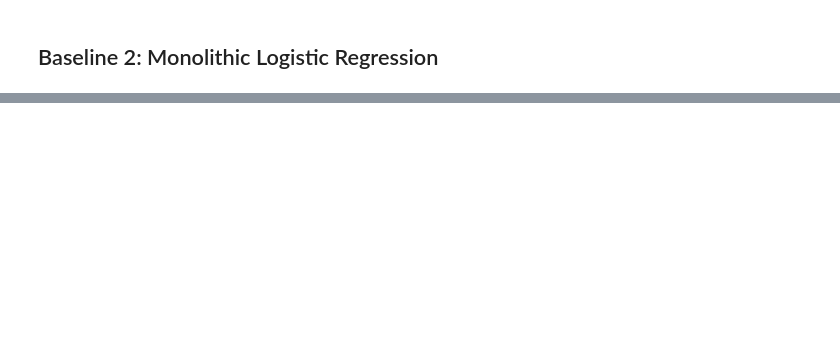
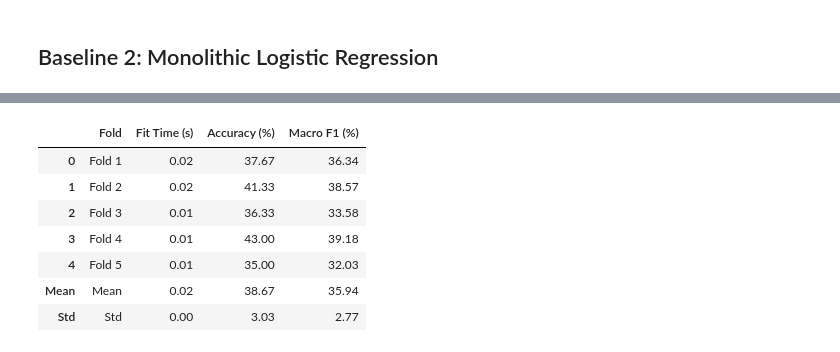
Before and after one commit to 1abhisheknigam/my-ai, a Jupyter notebook: speech-emotion-router/notebooks/02_baseline_model.ipynb, the cells around one changed output, grey strips where cells are left out. Drawn from its saved outputs; the diff is of its cells as text; code cells hidden in the pictures; blank space fills up the shorter version.

```diff
--- a/speech-emotion-router/notebooks/02_baseline_model.ipynb
+++ b/speech-emotion-router/notebooks/02_baseline_model.ipynb
@@ -216,2 +335,23 @@ memory usage: 292.6 KB
 # %% [markdown]
 ## Baseline 2: Monolithic Logistic Regression
+# %%
+# Leakage-safe scaling + Monolithic Logistic Regression Pipeline
+pipe_lr_baseline = Pipeline([
+    ("scaler", StandardScaler()),
+    ("clf", LogisticRegression(
+        max_iter=1000,
+        solver="lbfgs",  # better for smaller datasets
+        random_state=SEED
+    ))
+])
+# %%
+# Cross-validate across grouped splits
+lr_baseline_scores = cross_validate(
+    pipe_lr_baseline,
+    X,
+    y,
+    groups=groups,
+    cv=kfold,
+    scoring=scoring,
+    return_train_score=False
+)
@@ -217,0 +365,33 @@ memory usage: 292.6 KB
+# %%
+# Again tabulate performance as percentages
+df_lr_baseline = pd.DataFrame({
+    "Fold": [f"Fold {i}" for i in range(1, 6)],
+    "Fit Time (s)": lr_baseline_scores["fit_time"],
+    "Accuracy (%)": lr_baseline_scores["test_accuracy"] * 100,
+    "Macro F1 (%)": lr_baseline_scores["test_f1_macro"] * 100,
+})
+
+# Append summary statistics
+df_lr_baseline.loc["Mean"] = [
+    "Mean",
+    lr_baseline_scores["fit_time"].mean(),
+    lr_baseline_scores["test_accuracy"].mean() * 100,
+    lr_baseline_scores["test_f1_macro"].mean() * 100,
+]
+df_lr_baseline.loc["Std"] = [
+    "Std",
+    lr_baseline_scores["fit_time"].std(),
+    lr_baseline_scores["test_accuracy"].std() * 100,
+    lr_baseline_scores["test_f1_macro"].std() * 100,
+]
+
+df_lr_baseline.round(2)
+# %% [output]
+|  | Fold | Fit Time (s) | Accuracy (%) | Macro F1 (%) |
+| 0 | Fold 1 | 0.02 | 37.67 | 36.34 |
+| 1 | Fold 2 | 0.02 | 41.33 | 38.57 |
+| 2 | Fold 3 | 0.01 | 36.33 | 33.58 |
+| 3 | Fold 4 | 0.01 | 43.00 | 39.18 |
+| 4 | Fold 5 | 0.01 | 35.00 | 32.03 |
+| Mean | Mean | 0.02 | 38.67 | 35.94 |
+| Std | Std | 0.00 | 3.03 | 2.77 |
```
Also changed, not shown: parts of 28 cells of this notebook, 1 other file.
